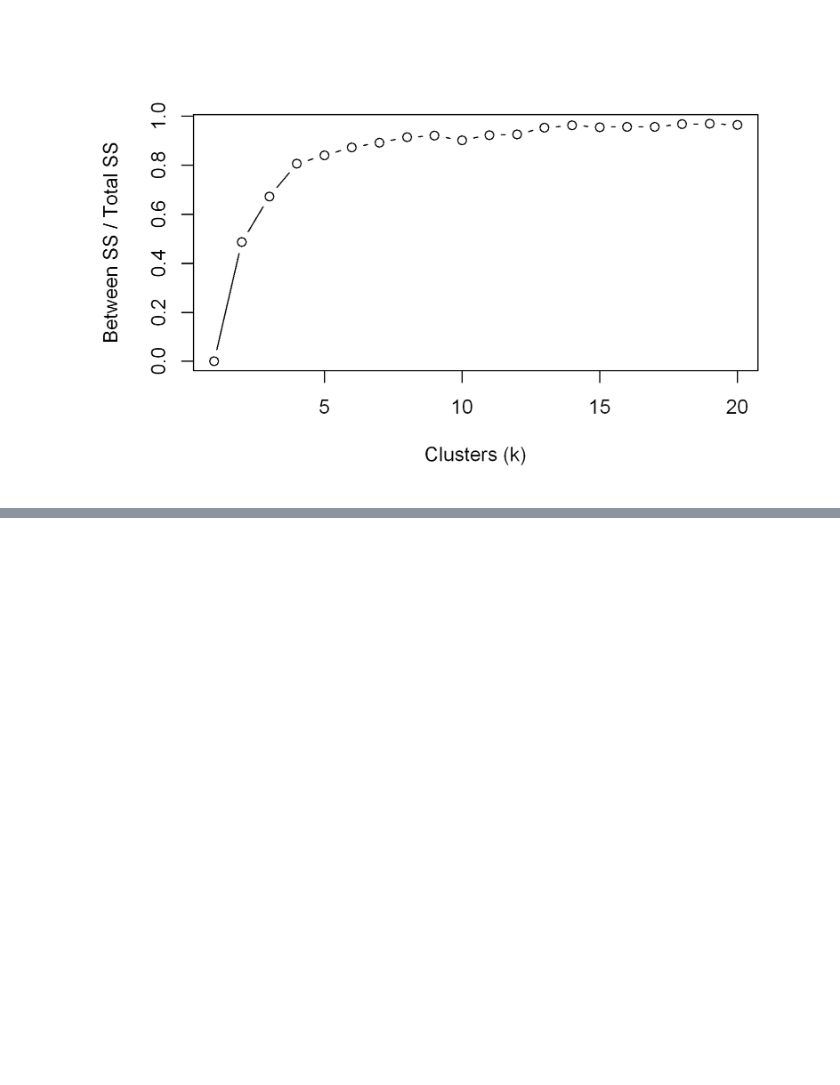
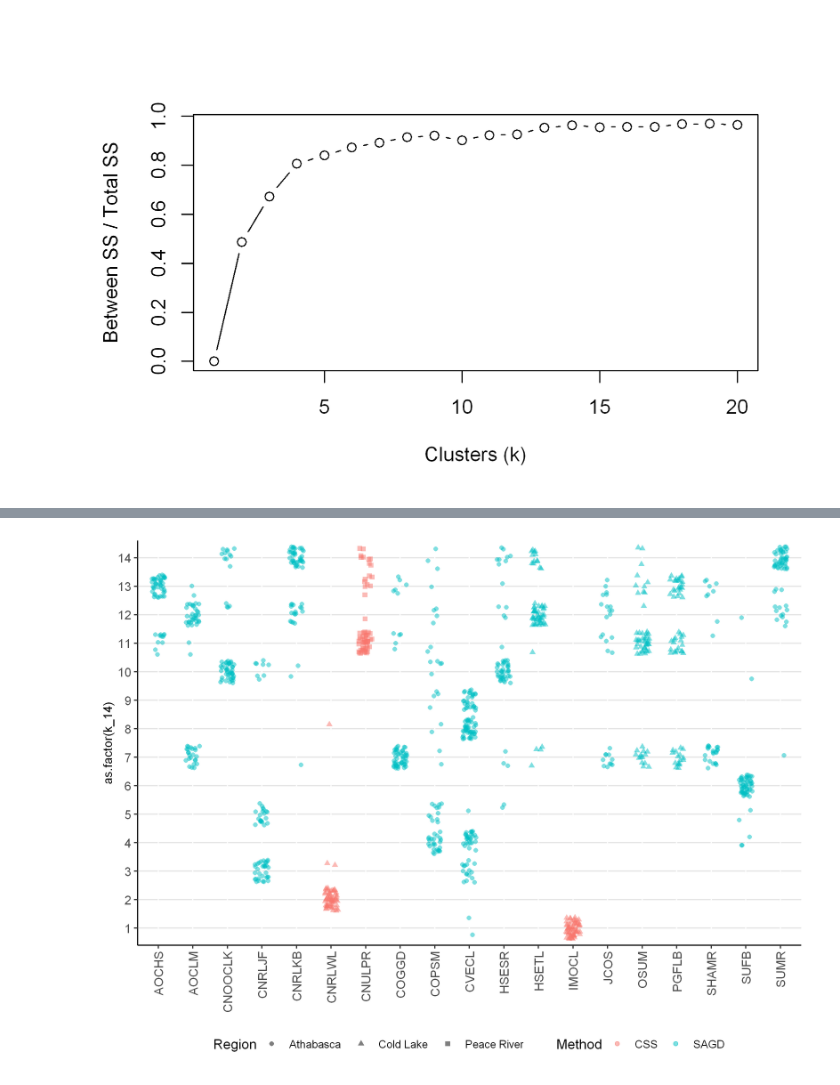
Before and after one commit to Ming2046/Insitu_clustering, a Jupyter notebook: Insitu_KMean.ipynb, the cells around one changed output, grey strips where cells are left out. Cells and saved outputs as stored; diff of their text form; code cells hidden in the pictures; blank space fills up the shorter version.

Commit message:
clustering K mean

```diff
--- a/Insitu_KMean.ipynb
+++ b/Insitu_KMean.ipynb
@@ -164,3 +165,6 @@ plot(1:20, betweenss_totss, type = "b",
      ylab = "Between SS / Total SS", xlab = "Clusters (k)")
 # %% [output]
 [figure]
+# %%
+k_14 = k[[14]]
+k_14
@@ -166,0 +224,3 @@ plot(1:20, betweenss_totss, type = "b",
+# %%
+df['k_14'] = k_14$cluster
+head(df)
@@ -166,0 +239,14 @@ plot(1:20, betweenss_totss, type = "b",
+# %%
+options(repr.plot.width=8, repr.plot.height=6,repr.plot.res =300)
+ggplot(df, aes(Operation,as.factor(k_14)))+geom_jitter(alpha = 0.5,width = 0.2, aes(color = Method, shape = Region))+
+            theme(axis.text.x = element_text(angle = 90, hjust = 1,vjust =0.5),
+                  axis.title.x = element_blank(),
+                  axis.text = element_text(size = 10),
+                  axis.title = element_text(size = 10),
+                  panel.background = element_rect(fill = "white"),
+                  axis.line = element_line(size = 0.5),
+                  legend.key = element_blank(),
+                  legend.position = "bottom",
+                  panel.grid.major.y = element_line(color = "grey90"))
+# %% [output]
+[figure, added]
```
Also changed, not shown: parts of 11 cells of this notebook, 6 other files.
